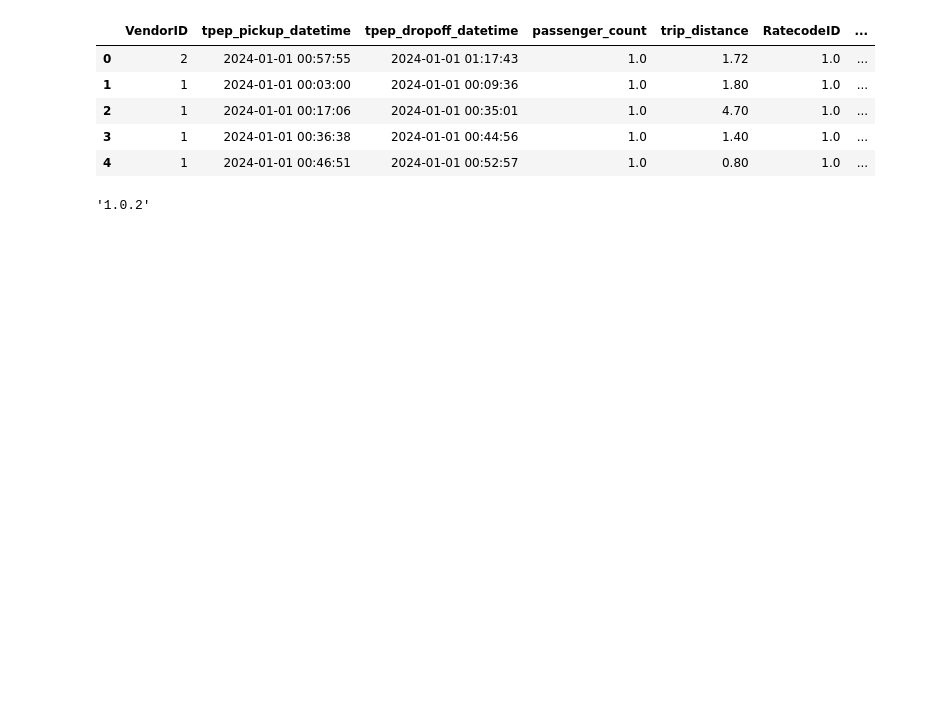
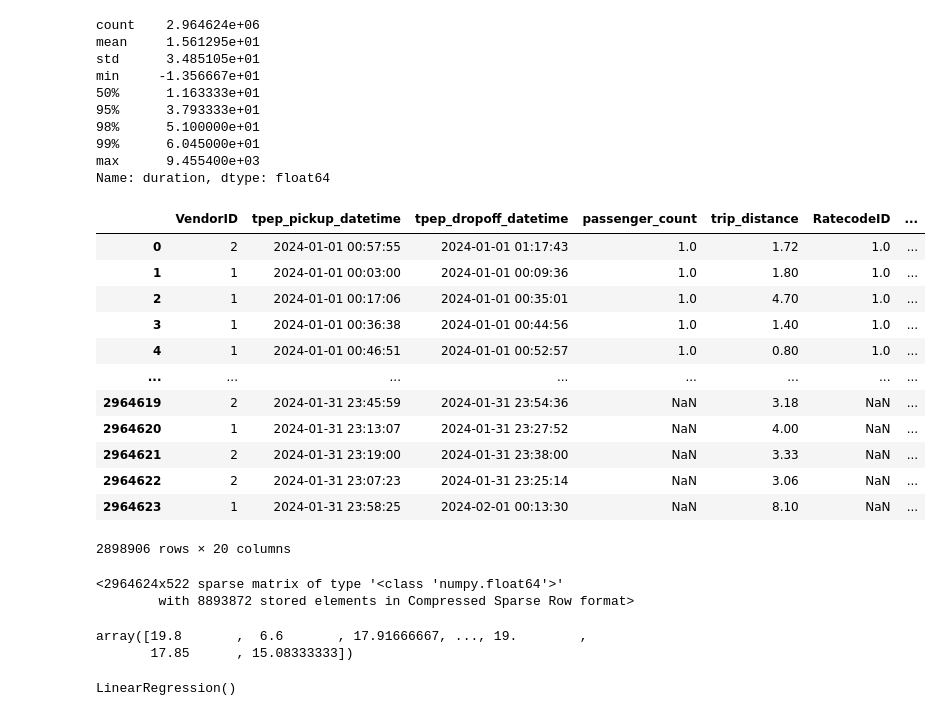
Before and after one commit to thisIsMailson/mlops-zoocamp, a Jupyter notebook: 01-intro/Homework.ipynb, the cells around one changed output. Cells and saved outputs as stored; diff of their text form; code cells hidden in the pictures; blank space fills up the shorter version.

```diff
--- a/01-intro/Homework.ipynb
+++ b/01-intro/Homework.ipynb
@@ -7,17 +15,34 @@ pd.__version__
 # %%
-df = pd.read_parquet('https://d37ci6vzurychx.cloudfront.net/trip-data/yellow_tripdata_2024-01.parquet')
+df = pd.read_parquet('./data/yellow_tripdata_2024-01.parquet')
+# %%
+df['duration'] = df.tpep_dropoff_datetime - df.tpep_pickup_datetime
+df.duration = df.duration.apply(lambda td: td.total_seconds() / 60)
 # %%
-df.head()
+df.duration.describe(percentiles=[.95, .98, .99])
 # %% [output]
-|  | VendorID | tpep_pickup_datetime | tpep_dropoff_datetime | passenger_count | trip_distance | RatecodeID | ... |
-| 0 | 2 | 2024-01-01 00:57:55 | 2024-01-01 01:17:43 | 1.0 | 1.72 | 1.0 | ... |
-| 1 | 1 | 2024-01-01 00:03:00 | 2024-01-01 00:09:36 | 1.0 | 1.80 | 1.0 | ... |
-| 2 | 1 | 2024-01-01 00:17:06 | 2024-01-01 00:35:01 | 1.0 | 4.70 | 1.0 | ... |
-| 3 | 1 | 2024-01-01 00:36:38 | 2024-01-01 00:44:56 | 1.0 | 1.40 | 1.0 | ... |
-| 4 | 1 | 2024-01-01 00:46:51 | 2024-01-01 00:52:57 | 1.0 | 0.80 | 1.0 | ... |
+count    2.964624e+06
+mean     1.561295e+01
+std      3.485105e+01
+min     -1.356667e+01
+50%      1.163333e+01
+95%      3.793333e+01
+98%      5.100000e+01
+99%      6.045000e+01
+max      9.455400e+03
+Name: duration, dtype: float64
 # %%
-import sklearn
+df = df[((df.duration >= 1) & (df.duration <= 60))]
+# %% [output]
+|  | VendorID | tpep_pickup_datetime | tpep_dropoff_datetime | passenger_count | trip_distance | RatecodeID | ... |
+| 0 | 2 | 2024-01-01 00:57:55 | 2024-01-01 01:17:43 | 1.0 | 1.72 | 1.0 | ... |
+| 1 | 1 | 2024-01-01 00:03:00 | 2024-01-01 00:09:36 | 1.0 | 1.80 | 1.0 | ... |
+| 2 | 1 | 2024-01-01 00:17:06 | 2024-01-01 00:35:01 | 1.0 | 4.70 | 1.0 | ... |
+| 3 | 1 | 2024-01-01 00:36:38 | 2024-01-01 00:44:56 | 1.0 | 1.40 | 1.0 | ... |
+| 4 | 1 | 2024-01-01 00:46:51 | 2024-01-01 00:52:57 | 1.0 | 0.80 | 1.0 | ... |
+| ... | ... | ... | ... | ... | ... | ... | ... |
+| 2964619 | 2 | 2024-01-31 23:45:59 | 2024-01-31 23:54:36 | NaN | 3.18 | NaN | ... |
+| 2964620 | 1 | 2024-01-31 23:13:07 | 2024-01-31 23:27:52 | NaN | 4.00 | NaN | ... |
+| 2964621 | 2 | 2024-01-31 23:19:00 | 2024-01-31 23:38:00 | NaN | 3.33 | NaN | ... |
+| 2964622 | 2 | 2024-01-31 23:07:23 | 2024-01-31 23:25:14 | NaN | 3.06 | NaN | ... |
+| 2964623 | 1 | 2024-01-31 23:58:25 | 2024-02-01 00:13:30 | NaN | 8.10 | NaN | ... |
+2898906 rows × 20 columns
-# %%
-sklearn.__version__
-# %% [output]
-'1.0.2'
@@ -23,0 +59,5 @@ sklearn.__version__
+# %%
+X_train
+# %% [output]
+<2964624x522 sparse matrix of type '<class 'numpy.float64'>'
+        with 8893872 stored elements in Compressed Sparse Row format>
@@ -23,0 +67,10 @@ sklearn.__version__
+# %%
+y_train
+# %% [output]
+array([19.8       ,  6.6       , 17.91666667, ..., 19.        ,
+       17.85      , 15.08333333])
+# %%
+lr = LinearRegression()
+lr.fit(X_train, y_train)
+# %% [output]
+LinearRegression()
```
Also changed, not shown: parts of 11 cells of this notebook, 4 other files.
